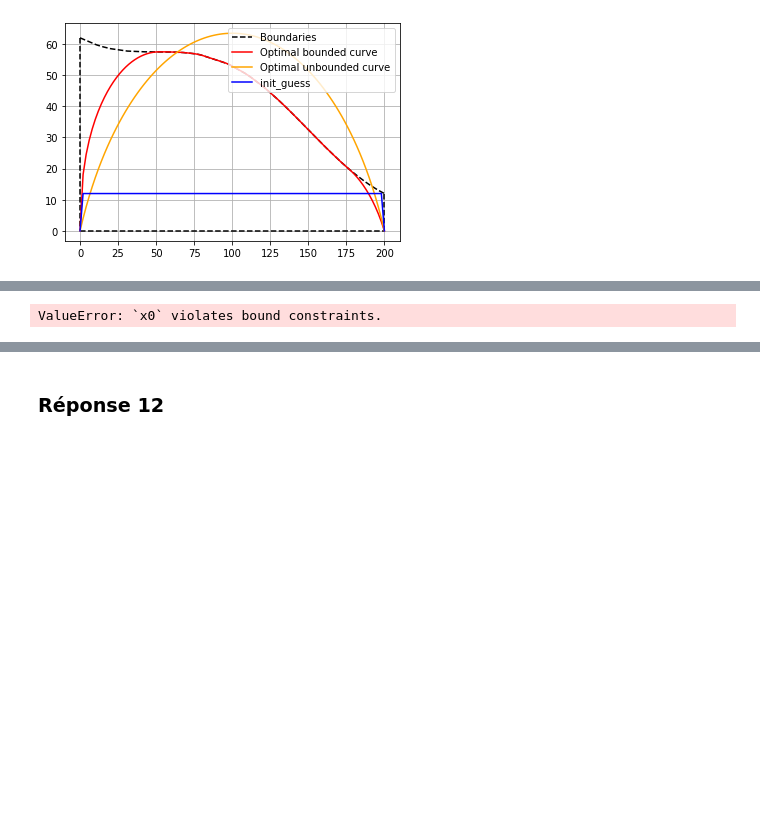
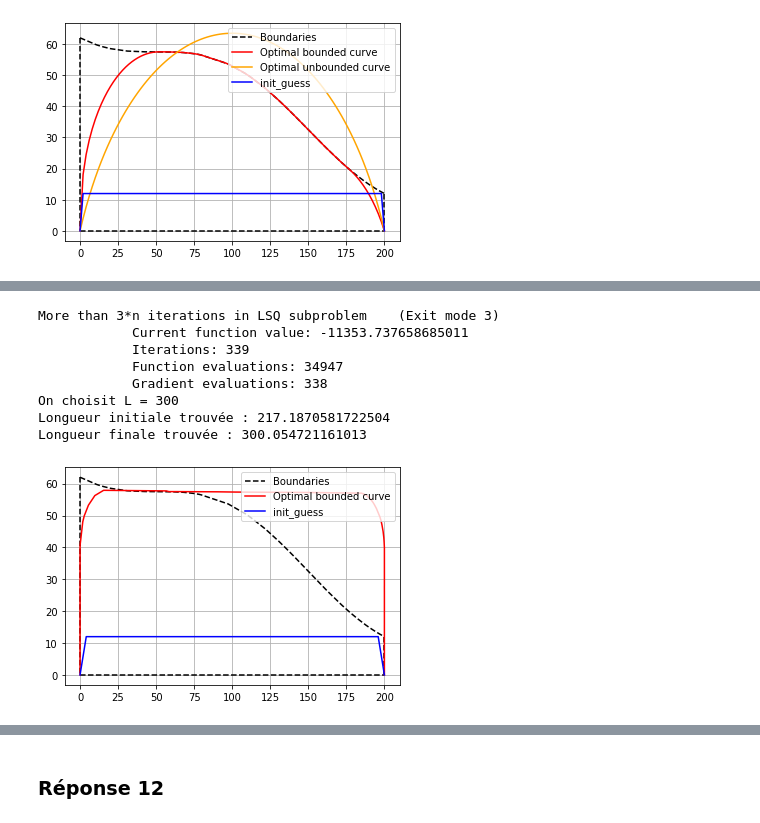
Before and after one commit to Hayvo/projet_optim, a Jupyter notebook: Projet_mouton.ipynb, the cells around one changed output, grey strips where cells are left out. Saved outputs shown, nothing was run; the diff lists cells and outputs as text; code cells hidden in the pictures; blank space fills up the shorter version.

```diff
--- a/Projet_mouton.ipynb
+++ b/Projet_mouton.ipynb
@@ -385,29 +395,37 @@ def optimal(a,b,L,y_max_river, N=40,d=None, init_guess = None):
     return y_opt,d,init_guess
 # %%
 N = 50
-L = 450
+L = 300
 data = optimal(x_ref[0],x_ref[-1],L,y_max_river,N, d= None)
 #data2 = optimal_curve(x_ref[0],x_ref[-1],250,N)
 n = len(data[0].x)//2
 x = data[0].x[n:]
 y = data[0].x[:n]
 
 #x2 = data2[1]
 #y2 = data2[0].x
 print(f"On choisit L = {L}")
 print(f"Longueur initiale trouvée : {dist(data[2],data[1])}")
 print(f"Longueur finale trouvée : {dist(y,x)}")
 
 plt.plot(X,Y, c = 'black', label = 'Boundaries', linestyle = '--')
 plt.plot([X[0],X[0]],[Y[1],0], c = 'black', linestyle = '--')
 plt.plot([X[-1],X[-1]],[Y[-1],0], c = 'black', linestyle = '--')
 plt.plot([X[0],X[-1]],[0,0], c = 'black', linestyle = '--')
 
 plt.plot(x,y,c = 'r', label = 'Optimal bounded curve')
 #plt.plot(x2,y2,c = 'orange', label = 'Optimal unbounded curve')
 plt.plot(data[1],data[2], c = 'b', label = 'init_guess')
 plt.legend(loc = 'upper right')
 plt.grid()
 plt.show()
 # %% [output]
-ValueError: `x0` violates bound constraints.
+More than 3*n iterations in LSQ subproblem    (Exit mode 3)
+            Current function value: -11353.737658685011
+            Iterations: 339
+            Function evaluations: 34947
+            Gradient evaluations: 338
+On choisit L = 300
+Longueur initiale trouvée : 217.1870581722504
+Longueur finale trouvée : 300.054721161013
+[figure, added]
```
Also changed, not shown: parts of 3 cells of this notebook, 1 other file.
